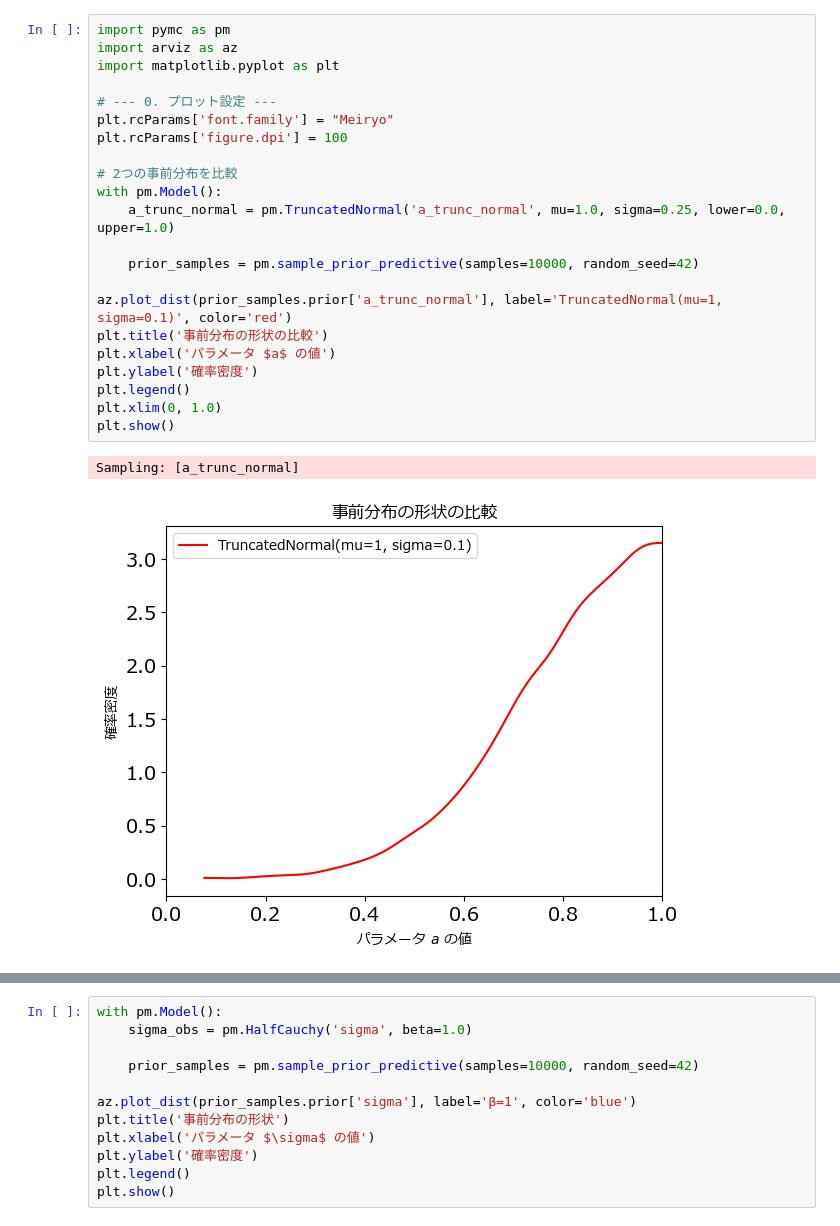
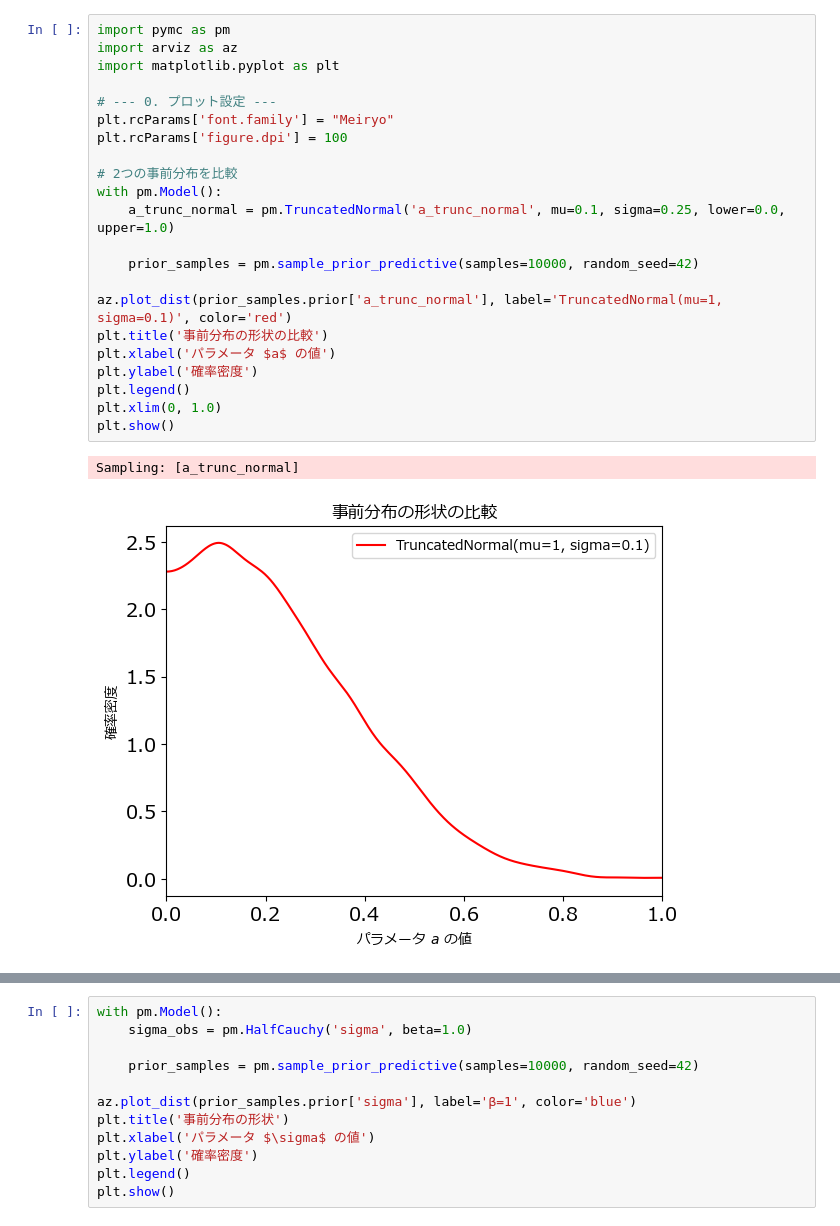
Before and after one commit to nakaoynu/GGG, a Jupyter notebook: prior_distribution.ipynb, the cells around one changed output, grey strips where cells are left out. Saved outputs shown, nothing was run; the diff lists cells and outputs as text.

```diff
--- a/prior_distribution.ipynb
+++ b/prior_distribution.ipynb
@@ -1,27 +1,27 @@
 # %%
 import pymc as pm
 import arviz as az
 import matplotlib.pyplot as plt
 
 # --- 0. プロット設定 ---
 plt.rcParams['font.family'] = "Meiryo"
 plt.rcParams['figure.dpi'] = 100
 
 # 2つの事前分布を比較
 with pm.Model():
-    a_trunc_normal = pm.TruncatedNormal('a_trunc_normal', mu=1.0, sigma=0.25, lower=0.0, upper=1.0)
+    a_trunc_normal = pm.TruncatedNormal('a_trunc_normal', mu=0.1, sigma=0.25, lower=0.0, upper=1.0)
 
     prior_samples = pm.sample_prior_predictive(samples=10000, random_seed=42)
 
 az.plot_dist(prior_samples.prior['a_trunc_normal'], label='TruncatedNormal(mu=1, sigma=0.1)', color='red')
 plt.title('事前分布の形状の比較')
 plt.xlabel('パラメータ $a$ の値')
 plt.ylabel('確率密度')
 plt.legend()
 plt.xlim(0, 1.0)
 plt.show()
 # %% [output]
 Sampling: [a_trunc_normal]
-[figure, old version]
+[figure, new version]
 # %%
 with pm.Model():
```
Also changed, not shown: parts of 1 cell of this notebook, 24 other files.
